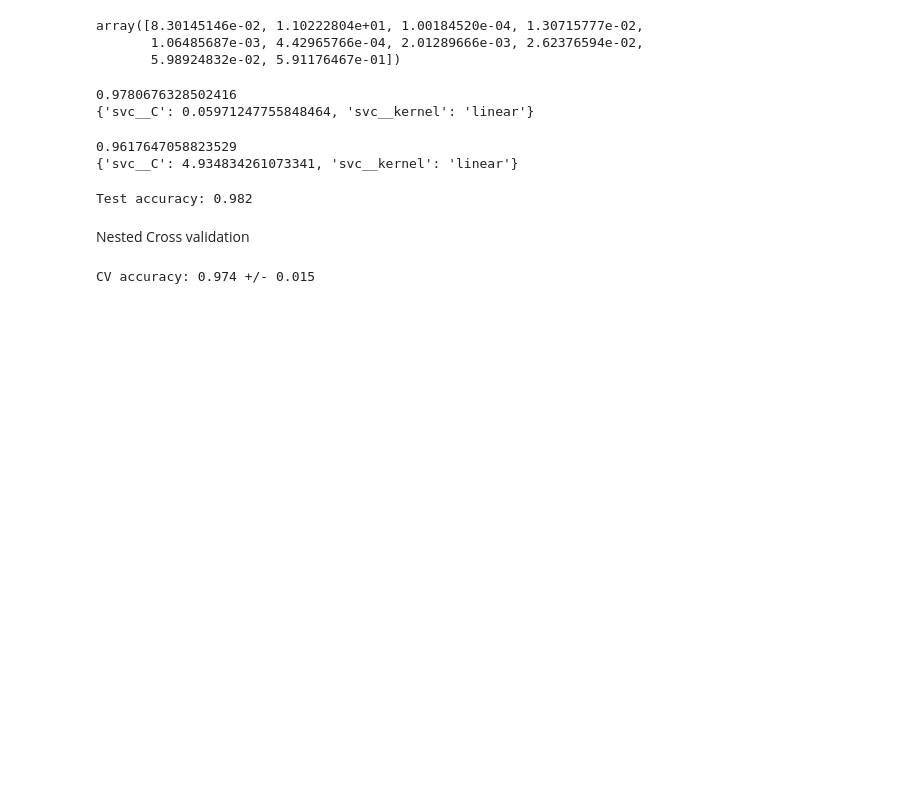
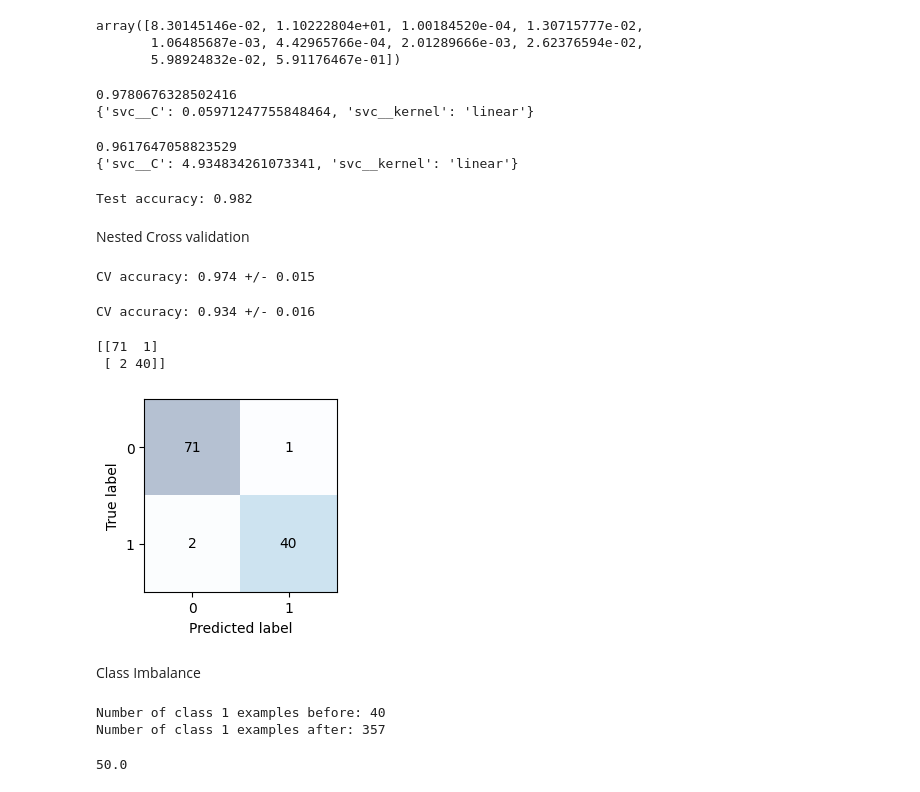
Before and after one commit to sabre-code/machine-learning-notes, a Jupyter notebook: 6_Model_Evaluation_tuning.ipynb, the cells around one changed output. Drawn from its saved outputs; the diff is of its cells as text; code cells hidden in the pictures; blank space fills up the shorter version.

```diff
--- a/6_Model_Evaluation_tuning.ipynb
+++ b/6_Model_Evaluation_tuning.ipynb
@@ -274,3 +274,57 @@ print(f'CV accuracy: {np.mean(scores):.3f} '
     f'+/- {np.std(scores):.3f}')
 # %% [output]
 CV accuracy: 0.974 +/- 0.015
+# %%
+from sklearn.tree import DecisionTreeClassifier
+gs = GridSearchCV(
+    estimator=DecisionTreeClassifier(random_state=0),
+    param_grid=[{'max_depth': [1, 2, 3, 4, 5, 6, 7, None]}],
+    scoring='accuracy',
+    cv=2
+    )
+scores = cross_val_score(gs, X_train, y_train,
+    scoring='accuracy', cv=5)
+print(f'CV accuracy: {np.mean(scores):.3f} '
+    f'+/- {np.std(scores):.3f}')
+# %% [output]
+CV accuracy: 0.934 +/- 0.016
+# %%
+from sklearn.metrics import confusion_matrix
+pipe_svc.fit(X_train, y_train)
+y_pred = pipe_svc.predict(X_test)
+confmat = confusion_matrix(y_true=y_test, y_pred=y_pred)
+print(confmat)
+# %% [output]
+[[71  1]
+ [ 2 40]]
+# %%
+fig, ax = plt.subplots(figsize=(2.5, 2.5))
+ax.matshow(confmat, cmap=plt.cm.Blues, alpha=0.3)
+for i in range(confmat.shape[0]):
+    for j in range(confmat.shape[1]):
+        ax.text(x=j, y=i, s=confmat[i, j],va='center', ha='center')
+ax.xaxis.set_ticks_position('bottom')
+plt.xlabel('Predicted label')
+plt.ylabel('True label')
+plt.show()
+# %% [output]
+[figure, added]
+# %% [markdown]
+Class Imbalance
+# %%
+from sklearn.utils import resample
+X_imb = np.vstack((X[y == 0], X[y == 1][:40]))
+y_imb = np.hstack((y[y == 0], y[y == 1][:40]))
+print('Number of class 1 examples before:',
+    X_imb[y_imb == 1].shape[0])
+#Number of class 1 examples before: 40
+X_upsampled, y_upsampled = resample(
+    X_imb[y_imb == 1],
+    y_imb[y_imb == 1],
+    replace=True,
+    n_samples=X_imb[y_imb == 0].shape[0],
+    random_state=123)
+print('Number of class 1 examples after:', X_upsampled.shape[0])
+# %% [output]
+Number of class 1 examples before: 40
+Number of class 1 examples after: 357
@@ -276,0 +334,5 @@ CV accuracy: 0.974 +/- 0.015
+# %%
+y_pred = np.zeros(y_bal.shape[0])
+np.mean(y_pred == y_bal) * 100
+# %% [output]
+50.0
```
Also changed, not shown: parts of 1 cell of this notebook.
